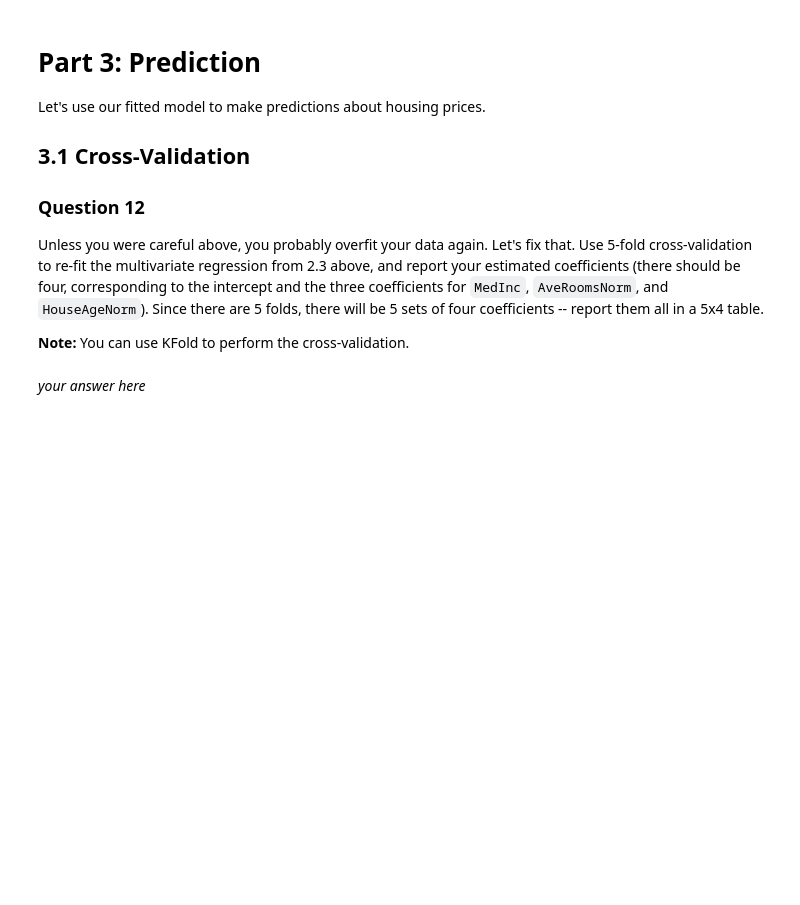
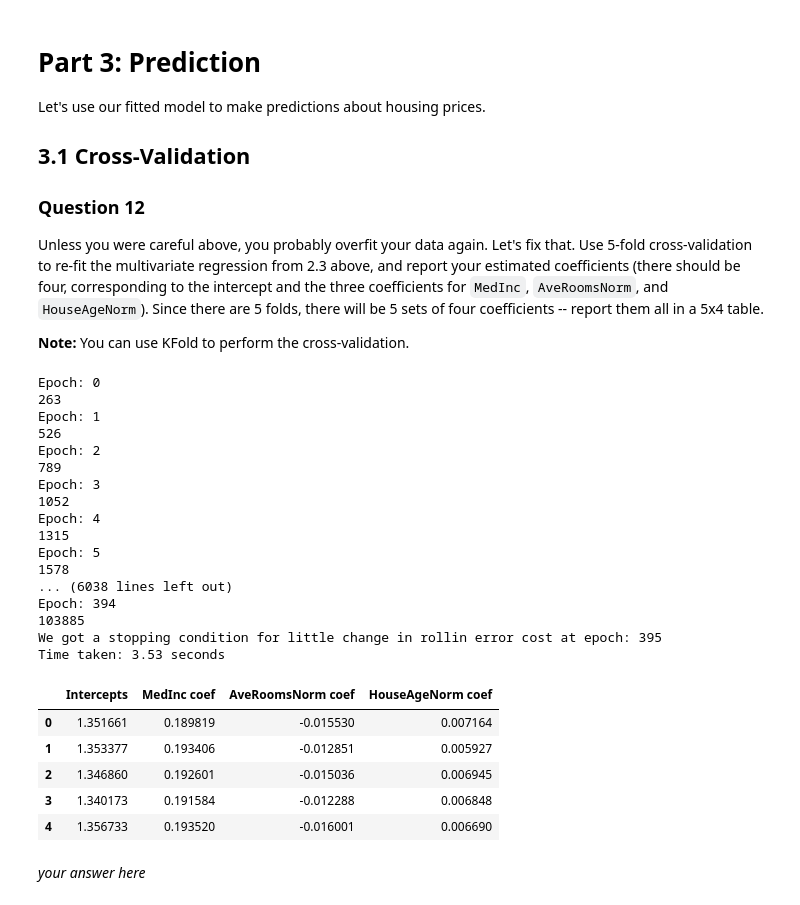
Before and after one commit to Larshle/applied-machine-learning, a Jupyter notebook: Problem-sets/ps4/INFO251_S25_PS4.ipynb, the cells around one changed output. Cells and saved outputs as stored; diff of their text form; code cells hidden in the pictures; blank space fills up the shorter version.

```diff
--- a/Problem-sets/ps4/INFO251_S25_PS4.ipynb
+++ b/Problem-sets/ps4/INFO251_S25_PS4.ipynb
@@ -174,7 +174,7 @@ Using the [cross-validation functions](http://scikit-learn.org/stable/modules/cr
 # your code here
 from sklearn.model_selection import KFold
 
-kf = KFold(n_splits=3)
+kf = KFold(n_splits=3, shuffle = True, random_state=0)
 
 predinctions = []
 coef = {}
@@ -421,7 +421,7 @@ def multivariate_ols(xvalue_matrix, y_values, R, MaxIterations):
         beta_array =  beta_array - R * (1/n) * np.dot(xvalue_matrix.T, error)
         alpha = alpha - R * (1/n) * np.sum(error)
 
-        if len(error_list) > 1 and abs(error_list[-1] - error_list[-2]) < 1e-10:
+        if len(error_list) > 1 and abs(error_list[-1] - error_list[-2]) < 1e-11:
             print(count)
             break
 
@@ -434,7 +434,7 @@ x_values_matrix = np.column_stack([
     standardize(cal_df["AveRooms"].values, cal_df["AveRooms"].values)
 ])
 
-R = 0.01
+R = 0.05
 
 A_standarized, B_standarized, iterations = multivariate_ols(x_values_matrix,
                      standardize(cal_df["MedHouseVal"].values, cal_df["MedHouseVal"].values), R, 1000000)
@@ -455,10 +455,7 @@ beta1=B_standarized[0] * (std_MedHouseVal / std_MedInc)
 beta2= B_standarized[1] * (std_MedHouseVal / std_HouseAge)
 beta3= B_standarized[2] * (std_MedHouseVal / std_AveRooms)
 
-alpha = (std_MedHouseVal * A_standarized + mean_MedHouseVal
-         - beta1* mean_MedInc
-         - beta2* mean_HouseAge
-         - beta3* mean_AveRooms)
+alpha = (std_MedHouseVal * A_standarized + mean_MedHouseVal - beta1* mean_MedInc - beta2* mean_HouseAge  - beta3* mean_AveRooms)
 
 print(f"For R value of: {R}, The number of iterations before convergance: {iterations},\nThe intercept/alpha: {alpha:.5f}, Income coef: {beta1:.5f}, House age coef: {beta2:.5f}, rooms coef: {beta3:.5f} ")
 # %% [output]
@@ -635,3 +645,60 @@ Unless you were careful above, you probably overfit your data again. Let's fix t
+# %%
+# your code here
+
+kf = KFold(n_splits=5, shuffle = True, random_state=0)
+coef_table = pd.DataFrame(columns=['Intercepts', 'MedInc coef', 'AveRoomsNorm coef', 'HouseAgeNorm coef'])
+coef = {}
+
+fold_nr = 0
+for train_indx, test_indx in kf.split(cal_df):
+    X_train_not_stand= cal_df.iloc[train_indx][["MedInc", "HouseAge", "AveRooms"]]
+    y_train_not_stand = cal_df.iloc[train_indx]["MedHouseVal"]
+
+    X_train_std = standardize(X_train_not_stand, X_train_not_stand)
+    y_train_std = standardize(y_train_not_stand, y_train_not_stand)
+
+    X_train = X_train_std.values
+    y_train = y_train_std.values.flatten()
+
+    A_standarized, B_standarized, _  = multivariate_ols_batch(X_train, y_train, 0.01, 10000, 32)
+
+    X_mean = X_train_not_stand.mean().values
+    X_std = X_train_not_stand.std().values
+    y_mean = y_train_not_stand.mean()
+    y_std = y_train_not_stand.std()
+
+    beta1 = B_standarized[0] * (y_std / X_std[0])
+    beta2 = B_standarized[1] * (y_std / X_std[1])
+    beta3 = B_standarized[2] * (y_std / X_std[2])
+    alpha = y_std * A_standarized + y_mean - beta1 * X_mean[0] - beta2 * X_mean[1] - beta3 * X_mean[2]
+    coef_table.loc[fold_nr] = [alpha, beta1, beta3, beta2]
+    fold_nr += 1
+
+display(coef_table)
+# %% [output]
+Epoch: 0
+263
+Epoch: 1
+526
+Epoch: 2
+789
+Epoch: 3
+1052
+Epoch: 4
+1315
+Epoch: 5
+1578
+... (6038 lines left out)
+Epoch: 394
+103885
+We got a stopping condition for little change in rollin error cost at epoch: 395
+Time taken: 3.53 seconds
+|  | Intercepts | MedInc coef | AveRoomsNorm coef | HouseAgeNorm coef |
+| 0 | 1.351661 | 0.189819 | -0.015530 | 0.007164 |
+| 1 | 1.353377 | 0.193406 | -0.012851 | 0.005927 |
+| 2 | 1.346860 | 0.192601 | -0.015036 | 0.006945 |
+| 3 | 1.340173 | 0.191584 | -0.012288 | 0.006848 |
+| 4 | 1.356733 | 0.193520 | -0.016001 | 0.006690 |
 # %% [markdown]
 *your answer here*
 # %% [markdown]
```
Also changed, not shown: parts of 14 cells of this notebook.
